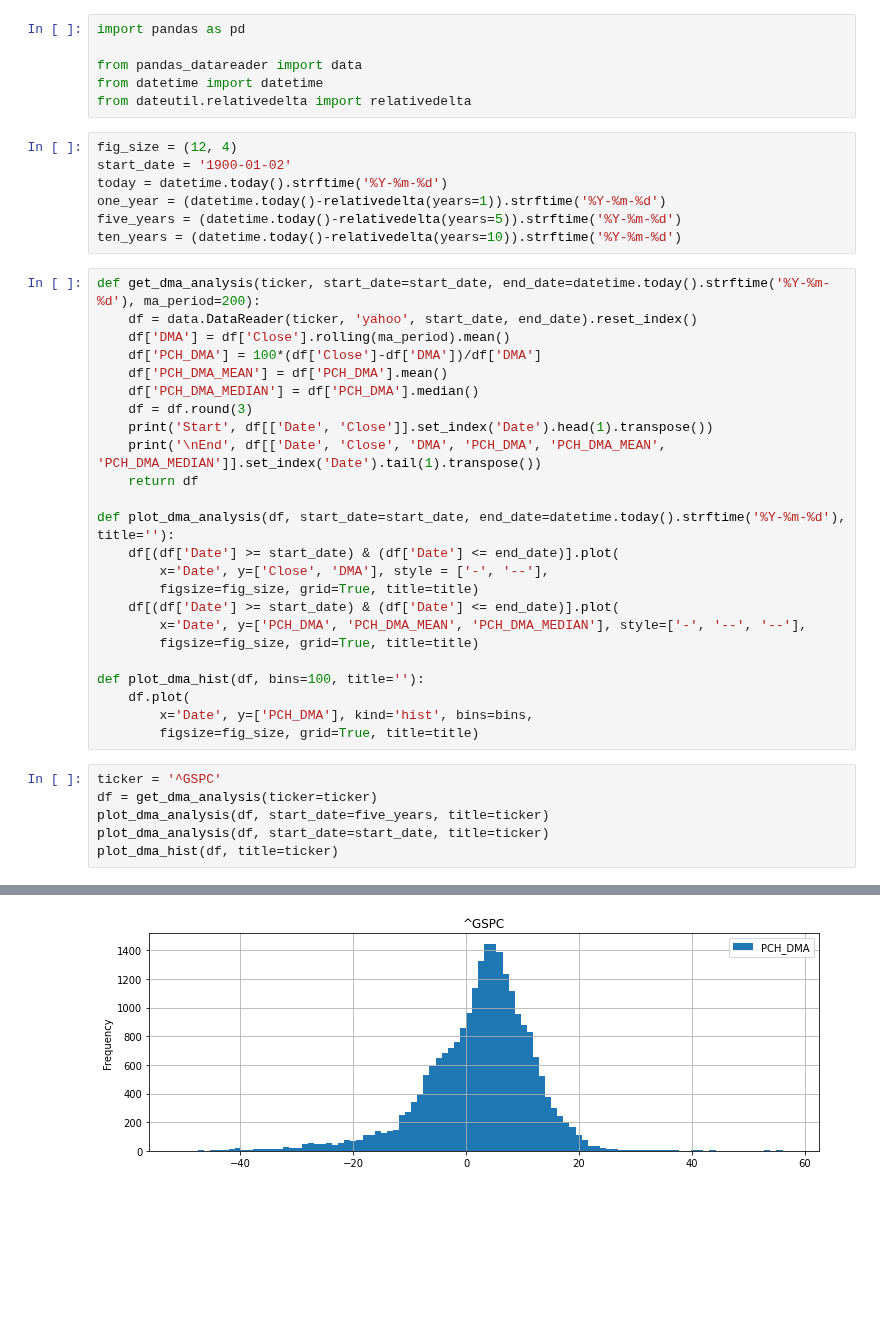
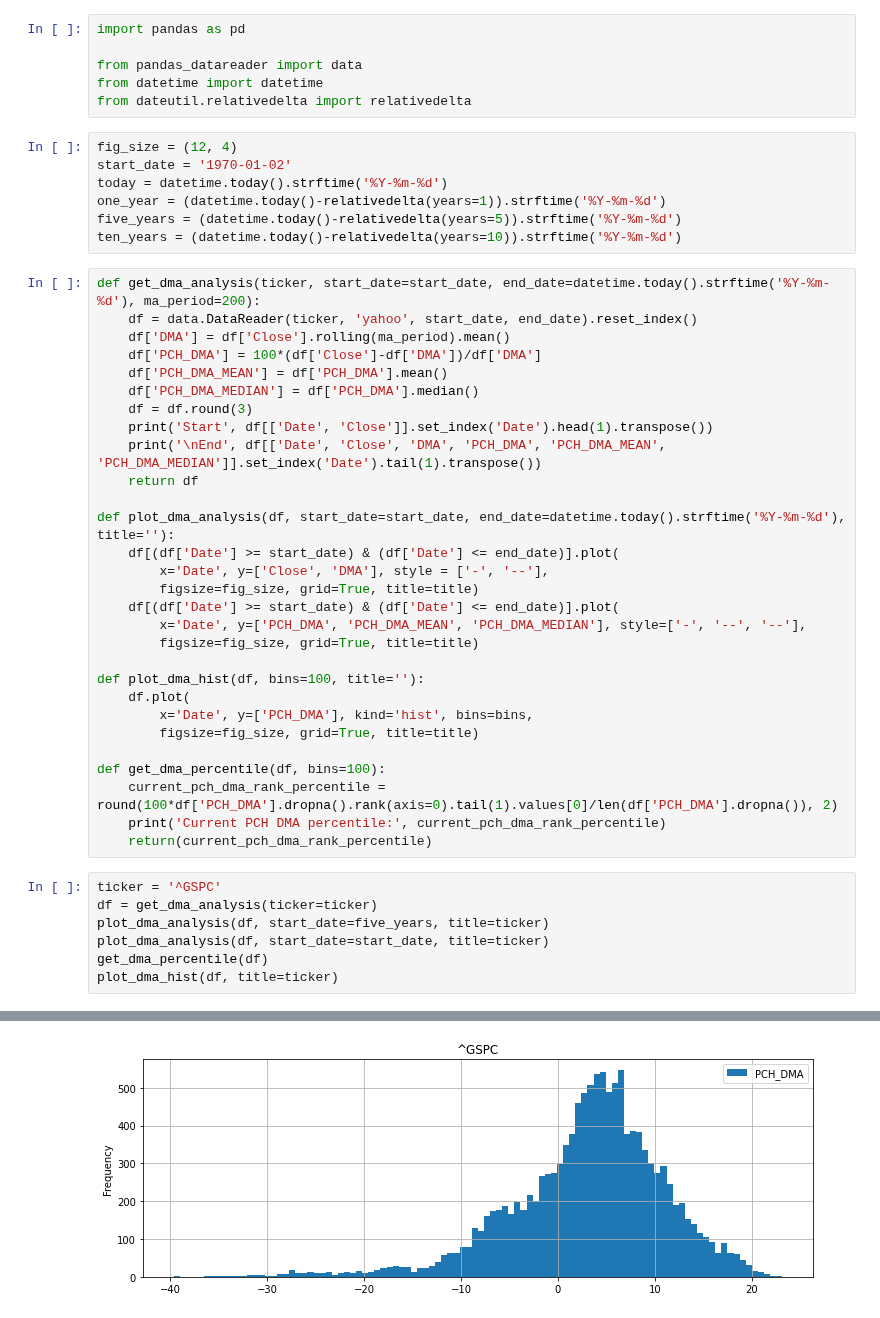
Before and after one commit to bamage00/notebooks, a Jupyter notebook: fin_2.ipynb, the cells around one changed output, grey strips where cells are left out. Cells and saved outputs as stored; diff of their text form; blank space fills up the shorter version.

Commit message:
added pch dma rank in fin2

```diff
--- a/fin_2.ipynb
+++ b/fin_2.ipynb
@@ -6,7 +6,7 @@ from datetime import datetime
 from dateutil.relativedelta import relativedelta
 # %%
 fig_size = (12, 4)
-start_date = '1900-01-02'
+start_date = '1970-01-02'
 today = datetime.today().strftime('%Y-%m-%d')
 one_year = (datetime.today()-relativedelta(years=1)).strftime('%Y-%m-%d')
 five_years = (datetime.today()-relativedelta(years=5)).strftime('%Y-%m-%d')
@@ -35,10 +35,16 @@ def plot_dma_hist(df, bins=100, title=''):
     df.plot(
         x='Date', y=['PCH_DMA'], kind='hist', bins=bins,
         figsize=fig_size, grid=True, title=title)
+
+def get_dma_percentile(df, bins=100):
+    current_pch_dma_rank_percentile = round(100*df['PCH_DMA'].dropna().rank(axis=0).tail(1).values[0]/len(df['PCH_DMA'].dropna()), 2)
+    print('Current PCH DMA percentile:', current_pch_dma_rank_percentile)
+    return(current_pch_dma_rank_percentile)
 # %%
 ticker = '^GSPC'
 df = get_dma_analysis(ticker=ticker)
 plot_dma_analysis(df, start_date=five_years, title=ticker)
 plot_dma_analysis(df, start_date=start_date, title=ticker)
+get_dma_percentile(df)
 plot_dma_hist(df, title=ticker)
 # %% [output]
@@ -58,4 +65,4 @@ PCH_DMA_MEDIAN       3.634
-[figure, old version]
+[figure, new version]
 # %%
 ticker = 'VCSH'
 df = get_dma_analysis(ticker=ticker)
```
Also changed, not shown: parts of 6 cells of this notebook.
